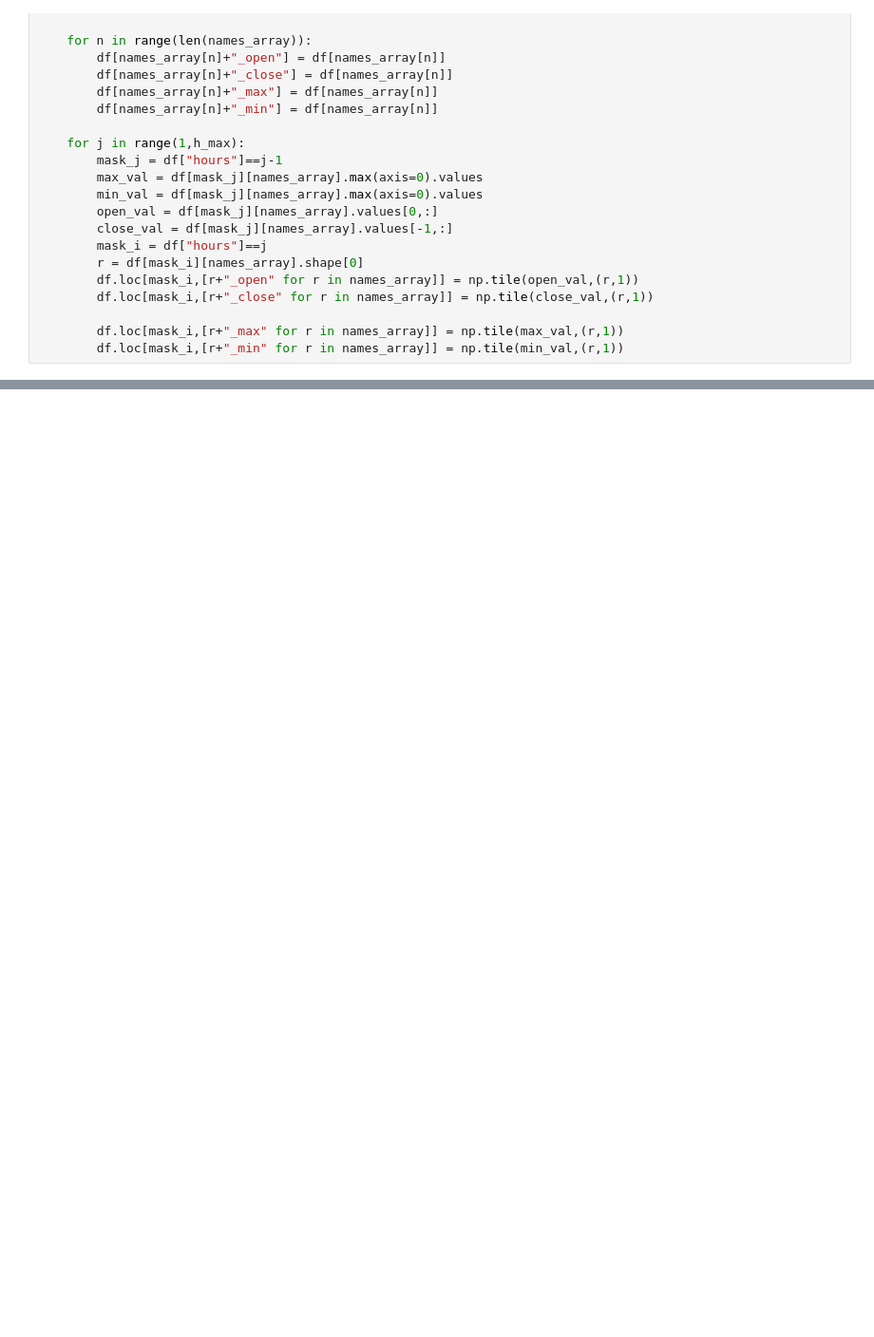
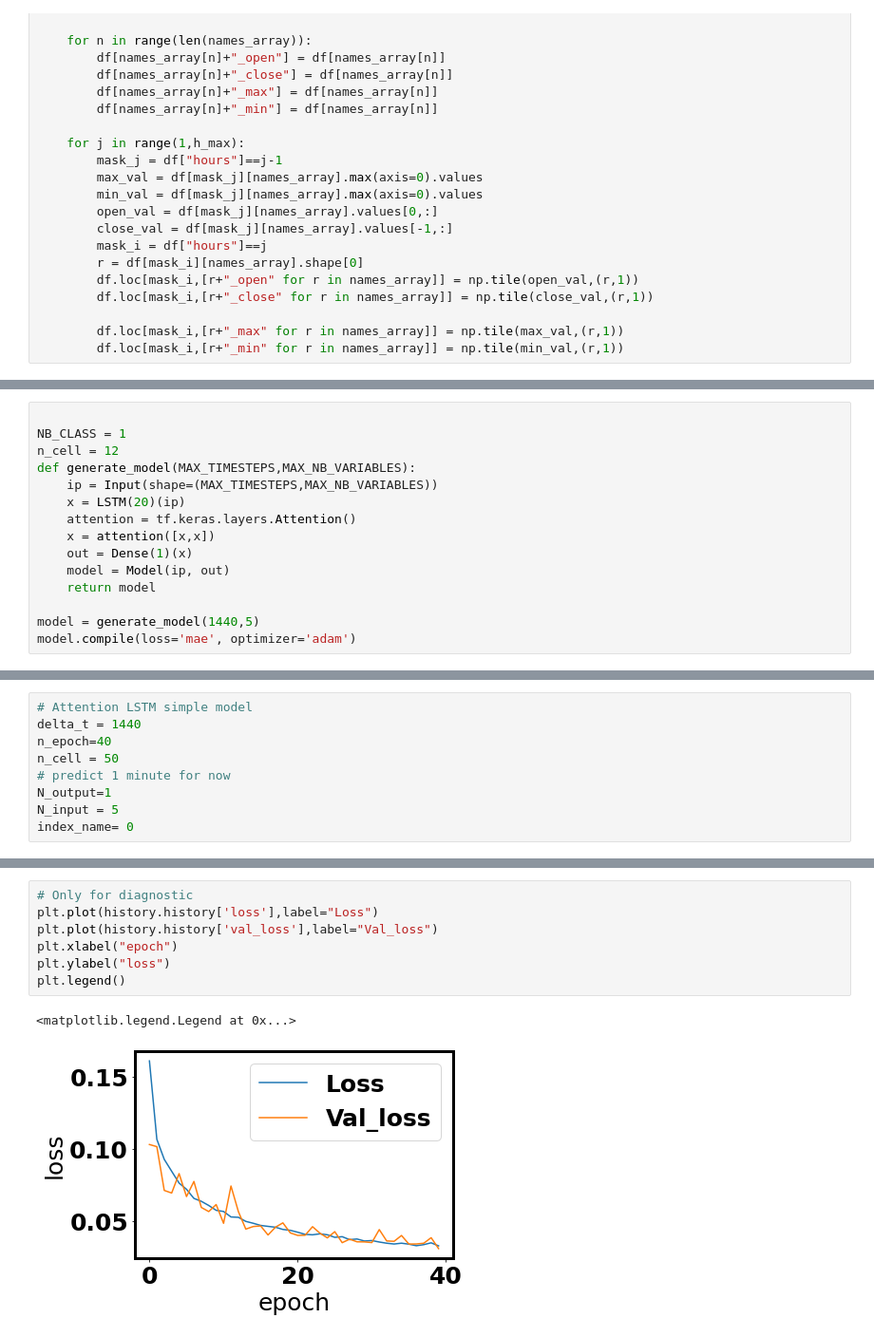
Before and after one commit to peraktong/Passion, a Jupyter notebook: Passion_v5.ipynb, the cells around one changed output, grey strips where cells are left out. Shown at 95% size. Cells and saved outputs as stored; diff of their text form; blank space fills up the shorter version.

Commit message:
Attention mechanism

```diff
--- a/Passion_v5.ipynb
+++ b/Passion_v5.ipynb
@@ -195,0 +269,15 @@ InternalError: CUDA runtime implicit initialization on GPU:0 failed. Status: out
+# %%
+
+NB_CLASS = 1
+n_cell = 12
+def generate_model(MAX_TIMESTEPS,MAX_NB_VARIABLES):
+    ip = Input(shape=(MAX_TIMESTEPS,MAX_NB_VARIABLES))
+    x = LSTM(20)(ip)
+    attention = tf.keras.layers.Attention()
+    x = attention([x,x])
+    out = Dense(1)(x)
+    model = Model(ip, out)
+    return model
+
+model = generate_model(1440,5)
+model.compile(loss='mae', optimizer='adam')
@@ -195,0 +304,9 @@ InternalError: CUDA runtime implicit initialization on GPU:0 failed. Status: out
+# %%
+# Attention LSTM simple model
+delta_t = 1440
+n_epoch=40
+n_cell = 50
+# predict 1 minute for now
+N_output=1
+N_input = 5
+index_name= 0
@@ -195,0 +545,10 @@ InternalError: CUDA runtime implicit initialization on GPU:0 failed. Status: out
+# %%
+# Only for diagnostic
+plt.plot(history.history['loss'],label="Loss")
+plt.plot(history.history['val_loss'],label="Val_loss")
+plt.xlabel("epoch")
+plt.ylabel("loss")
+plt.legend()
+# %% [output]
+<matplotlib.legend.Legend at 0x...>
+[figure, added]
```
Also changed, not shown: parts of 21 cells of this notebook, 9 other files.
